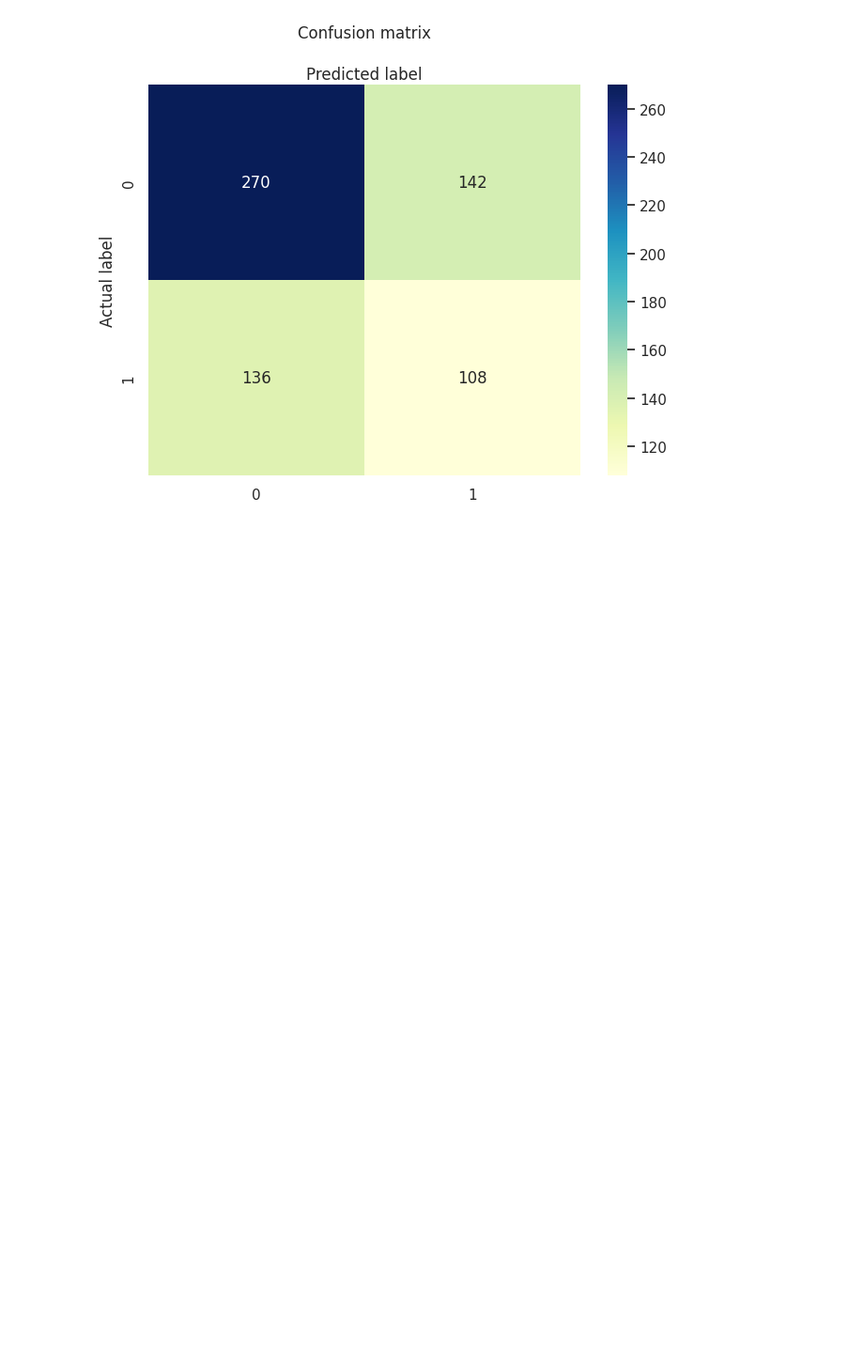
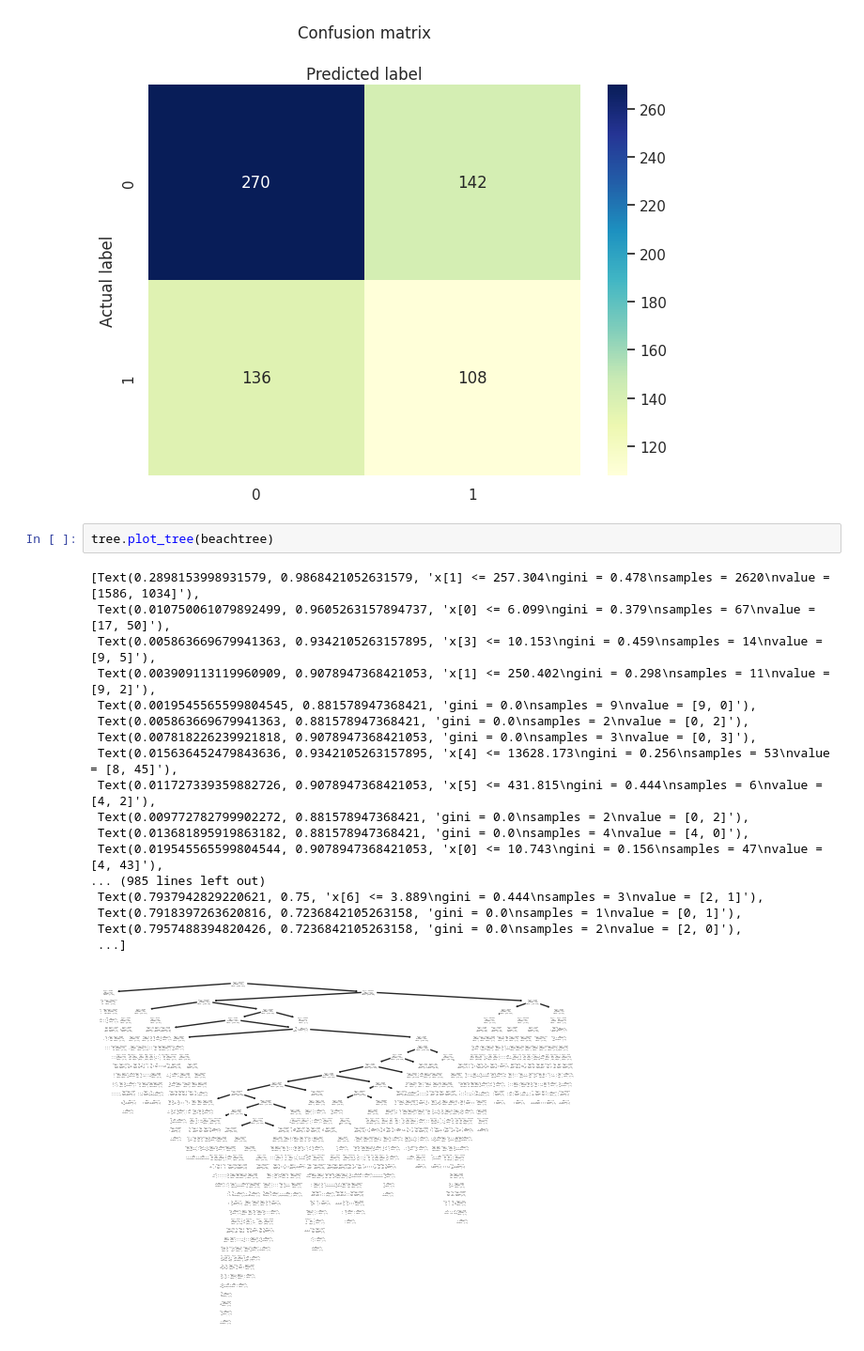
Before and after one commit to estrella-mooney/ma-learning-python, a Jupyter notebook: Decision_Trees.ipynb, the cells around one changed output. Shown: that part at 94% size. Drawn from its saved outputs; the diff is of its cells as text; blank space fills up the shorter version.

```diff
--- a/Decision_Trees.ipynb
+++ b/Decision_Trees.ipynb
@@ -112,3 +112,24 @@ plt.xlabel('Predicted label')
 # %% [output]
 Text(0.5, 427.9555555555555, 'Predicted label')
 [figure]
+# %%
+tree.plot_tree(beachtree)
+# %% [output]
+[Text(0.2898153998931579, 0.9868421052631579, 'x[1] <= 257.304\ngini = 0.478\nsamples = 2620\nvalue = [1586, 1034]'),
+ Text(0.010750061079892499, 0.9605263157894737, 'x[0] <= 6.099\ngini = 0.379\nsamples = 67\nvalue = [17, 50]'),
+ Text(0.005863669679941363, 0.9342105263157895, 'x[3] <= 10.153\ngini = 0.459\nsamples = 14\nvalue = [9, 5]'),
+ Text(0.003909113119960909, 0.9078947368421053, 'x[1] <= 250.402\ngini = 0.298\nsamples = 11\nvalue = [9, 2]'),
+ Text(0.0019545565599804545, 0.881578947368421, 'gini = 0.0\nsamples = 9\nvalue = [9, 0]'),
+ Text(0.005863669679941363, 0.881578947368421, 'gini = 0.0\nsamples = 2\nvalue = [0, 2]'),
+ Text(0.007818226239921818, 0.9078947368421053, 'gini = 0.0\nsamples = 3\nvalue = [0, 3]'),
+ Text(0.015636452479843636, 0.9342105263157895, 'x[4] <= 13628.173\ngini = 0.256\nsamples = 53\nvalue = [8, 45]'),
+ Text(0.011727339359882726, 0.9078947368421053, 'x[5] <= 431.815\ngini = 0.444\nsamples = 6\nvalue = [4, 2]'),
+ Text(0.009772782799902272, 0.881578947368421, 'gini = 0.0\nsamples = 2\nvalue = [0, 2]'),
+ Text(0.013681895919863182, 0.881578947368421, 'gini = 0.0\nsamples = 4\nvalue = [4, 0]'),
+ Text(0.019545565599804544, 0.9078947368421053, 'x[0] <= 10.743\ngini = 0.156\nsamples = 47\nvalue = [4, 43]'),
+... (985 lines left out)
+ Text(0.7937942829220621, 0.75, 'x[6] <= 3.889\ngini = 0.444\nsamples = 3\nvalue = [2, 1]'),
+ Text(0.7918397263620816, 0.7236842105263158, 'gini = 0.0\nsamples = 1\nvalue = [0, 1]'),
+ Text(0.7957488394820426, 0.7236842105263158, 'gini = 0.0\nsamples = 2\nvalue = [2, 0]'),
+ ...]
+[figure, added]
```
